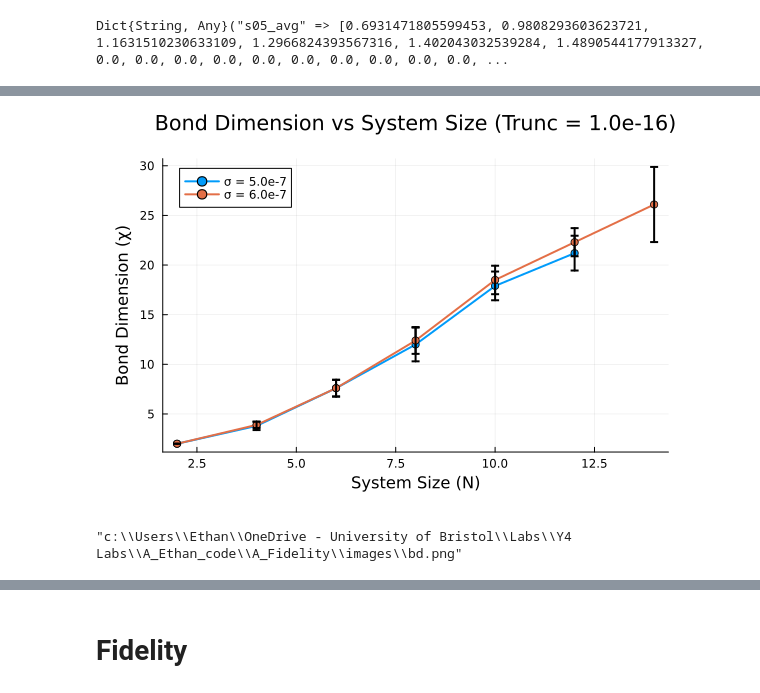
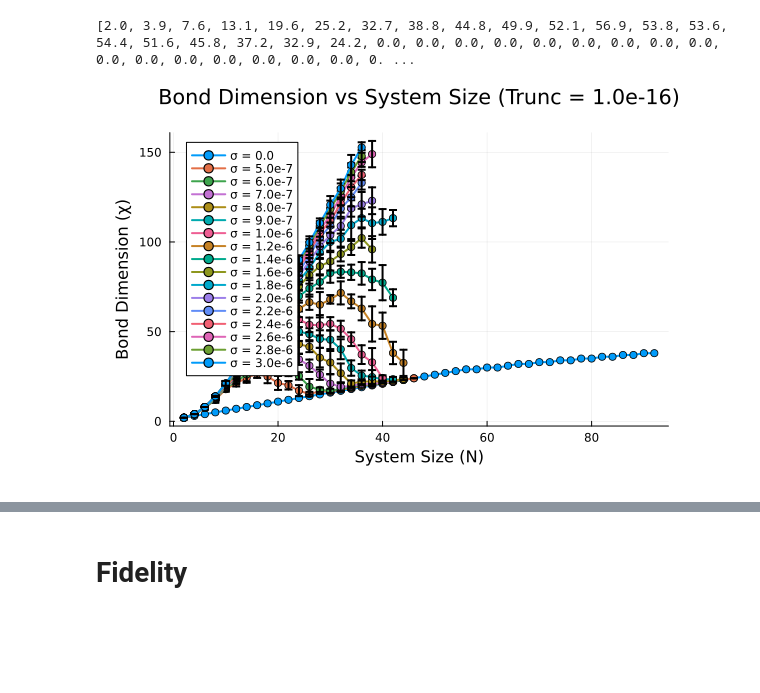
Before and after one commit to JuicerOfApples/FYRP, a Jupyter notebook: A_Fidelity/fid_analysis.ipynb, the cells around one changed output, grey strips where cells are left out. Cells and saved outputs as stored; diff of their text form; code cells hidden in the pictures; blank space fills up the shorter version.

```diff
--- a/A_Fidelity/fid_analysis.ipynb
+++ b/A_Fidelity/fid_analysis.ipynb
@@ -9,12 +10,14 @@ using Printf
 using JLD2
 using Printf
 
-data_dir = joinpath(@__DIR__, "data")
+data_dir = joinpath(@__DIR__, "data_new")
 
 # all_data[truncation][sigma] = loaded_data_dict
 all_data = Dict{Float64, Dict{Float64, Any}}()
 
-sigma_values = [0.0, 5e-7, 6e-7, 7e-7, 8e-7, 9e-7, 1e-6, 2e-6, 3e-6, 4e-6, 5e-6, 1e-5, 1e-4, 1e-3, 1e-2, 2e-2, 1e-1, 2e-1, 5e-1, 7e-1, 1.0, 1.5, 2.0, 3.0, 5.0]
+# sigma_values = [0.0, 5e-7, 6e-7, 7e-7, 8e-7, 9e-7, 1e-6, 2e-6, 3e-6, 4e-6, 5e-6, 1e-5, 1e-4, 1e-3, 1e-2, 2e-2, 1e-1, 2e-1, 5e-1, 7e-1, 1.0, 1.5, 2.0, 3.0, 5.0]
+sigma_values = [0.0, 5e-7, 6e-7, 7e-7, 8e-7, 9e-7, 1e-6, 1.2e-6, 1.4e-6, 1.6e-6, 1.8e-6, 2e-6, 2.2e-6, 2.4e-6, 2.6e-6, 2.8e-6, 3e-6, 4e-6, 5e-6, 1e-5, 1e-4, 1e-3, 1e-2, 2e-2, 1e-1, 2e-1, 5e-1, 7e-1, 1.0, 1.5, 2.0, 3.0, 5.0]
+sigma_values_with_spike = [0.0, 5e-7, 6e-7, 7e-7, 8e-7, 9e-7, 1e-6, 1.2e-6, 1.4e-6, 1.6e-6, 1.8e-6, 2e-6, 2.2e-6, 2.4e-6, 2.6e-6, 2.8e-6, 3e-6]
 trunc_values = [1e-16, 1e-15, 1e-14, 1e-13, 1e-12, 1e-11, 1e-10, 1e-9, 1e-8]
 
 for trunc in trunc_values
@@ -65,11 +68,11 @@ File not found: data_fid_1.0e-08_2.0e+00.jld2
 File not found: data_fid_1.0e-08_3.0e+00.jld2
 File not found: data_fid_1.0e-08_5.0e+00.jld2
 # %%
-println(all_data[1e-16][5e-7])
+println(all_data[1e-16][1e-6]["avg_arr"])
 # %% [output]
-Dict{String, Any}("s05_avg" => [0.6931471805599453, 0.9808293603623721, 1.1631510230633109, 1.2966824393567316, 1.402043032539284, 1.4890544177913327, 0.0, 0.0, 0.0, 0.0, 0.0, 0.0, 0.0, 0.0, 0.0, 0.0, ...
+[2.0, 3.9, 7.6, 13.1, 19.6, 25.2, 32.7, 38.8, 44.8, 49.9, 52.1, 56.9, 53.8, 53.6, 54.4, 51.6, 45.8, 37.2, 32.9, 24.2, 0.0, 0.0, 0.0, 0.0, 0.0, 0.0, 0.0, 0.0, 0.0, 0.0, 0.0, 0.0, 0.0, 0.0, 0.0, 0.0, 0. ...
 # %%
-target_sigmas = [0.0, 5e-7, 6e-7]
+target_sigmas = union([0.0], sigma_values_with_spike)
 target_trunc = 1e-16
 
 p_bd = plot(
@@ -86,30 +89,31 @@ for σ in target_sigmas
     if haskey(all_data, target_trunc) && haskey(all_data[target_trunc], σ)
         data = all_data[target_trunc][σ]
 
         N_full = data["N_range"]
         bond_dims_full = data["avg_arr"]
         err_arr_full = data["err_arr"]
 
         mask = bond_dims_full .> 0
         N_vals = N_full[mask]
         bond_dims = bond_dims_full[mask]
 
         if σ == 0.0
             err_bars = nothing
         else
             err_bars = err_arr_full[mask]
         end
 
         plot!(p_bd, N_vals, bond_dims,
             yerror = err_bars,
             label = "σ = $(σ)",
             marker = :circle,
             linewidth = 2)
     else
         println("Warning: Data not found for Trunc = $target_trunc, σ = $σ")
     end
 end
 
 display(p_bd)
 savefig(p_bd, joinpath("images", "bd.png"))
 # %% [output]
+[figure, new version]
@@ -117,2 +120,0 @@ Warning: Data not found for Trunc = 1.0e-16, σ = 0.0
-[figure, old version]
-"c:\\Users\\Ethan\\OneDrive - University of Bristol\\Labs\\Y4 Labs\\A_Ethan_code\\A_Fidelity\\images\\bd.png"
```
Also changed, not shown: parts of 20 cells of this notebook, 25 other files.
